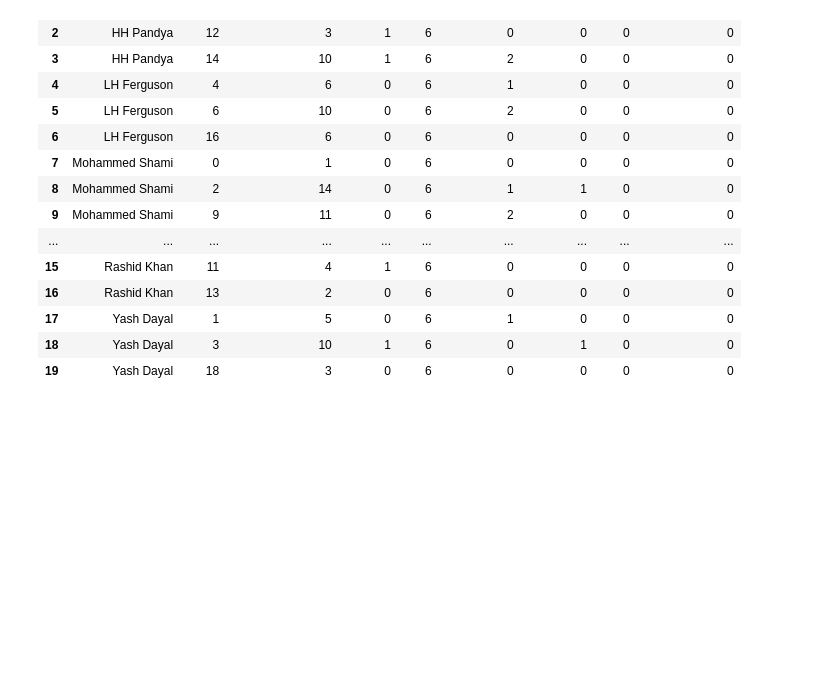
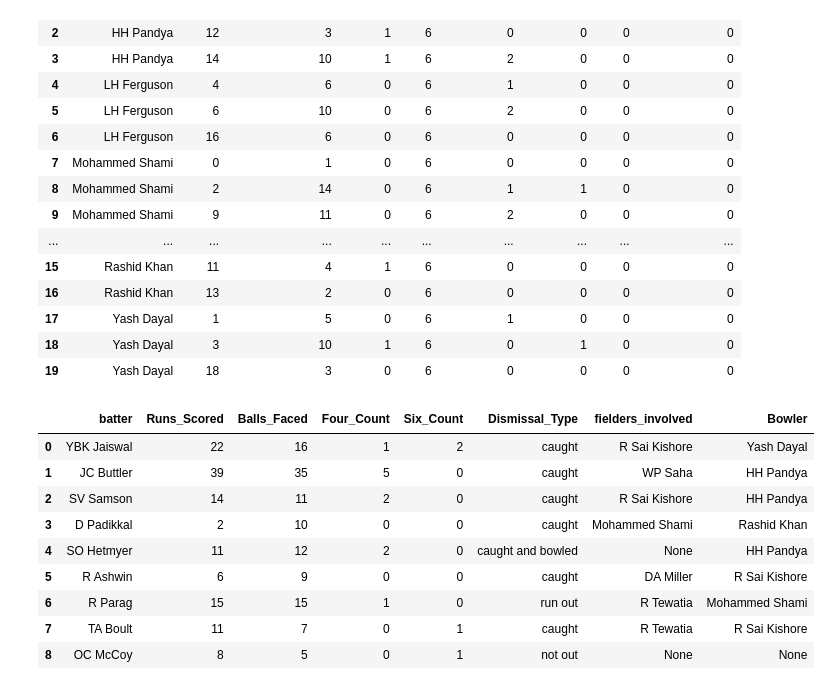
Before and after one commit to anubrotoGhose/IPL-Stats-Access, a Jupyter notebook: table_creator_3.ipynb, the cells around one changed output. Drawn from its saved outputs; the diff is of its cells as text; code cells hidden in the pictures; blank space fills up the shorter version.

```diff
--- a/table_creator_3.ipynb
+++ b/table_creator_3.ipynb
@@ -273,3 +274,50 @@ bowling_scorecard
 | 17 | Yash Dayal | 1 | 5 | 0 | 6 | 1 | 0 | 0 | 0 |
 | 18 | Yash Dayal | 3 | 10 | 1 | 6 | 0 | 1 | 0 | 0 |
 | 19 | Yash Dayal | 18 | 3 | 0 | 6 | 0 | 0 | 0 | 0 |
+# %%
+import sqlite3
+import pandas as pd
+
+def fetch_batting_scorecard(ID, innings, batters_list):
+    conn = sqlite3.connect('./ipl_database.db')
+
+    # Fetch batting data
+    batting_query = f'''
+    SELECT batter, SUM(batsman_run) AS Runs_Scored, COUNT(*) AS Balls_Faced,
+           SUM(CASE WHEN batsman_run = 4 THEN 1 ELSE 0 END) AS Four_Count,
+           SUM(CASE WHEN batsman_run = 6 THEN 1 ELSE 0 END) AS Six_Count,
+           SUM(CASE WHEN player_out != 'not out' THEN 1 ELSE 0 END) AS Out,
+           CASE WHEN MAX(isWicketDelivery) = 1 THEN MAX(kind) ELSE 'not out' END AS Dismissal_Type,
+           MAX(fielders_involved) AS fielders_involved,
+           MAX(CASE WHEN player_out != 'not out' THEN bowler ELSE NULL END) AS Bowler
+    FROM ipl_ball_by_ball
+    WHERE ID = ? AND innings = ?
+    GROUP BY batter
+    ORDER BY MIN(overs), MIN(ballnumber);  -- Order by batting position
+    '''
+    batting_data = pd.read_sql_query(batting_query, conn, params=(ID, innings))
+
+    conn.close()
+
+    # Reorder the rows based on the provided list of batters
+    batting_data = batting_data.set_index('batter').loc[batters_list].reset_index()
+    return batting_data
+
+# Example usage:
+ID = 1312200
+innings = 1
+batters_list = data_manipulation.get_batting_positions_id_innings(ID, innings)
+
+batting_scorecard = fetch_batting_scorecard(ID, innings, batters_list)
+batting_scorecard.drop(columns=['Out'])
+# %% [output]
+|  | batter | Runs_Scored | Balls_Faced | Four_Count | Six_Count | Dismissal_Type | fielders_involved | Bowler |
+| 0 | YBK Jaiswal | 22 | 16 | 1 | 2 | caught | R Sai Kishore | Yash Dayal |
+| 1 | JC Buttler | 39 | 35 | 5 | 0 | caught | WP Saha | HH Pandya |
+| 2 | SV Samson | 14 | 11 | 2 | 0 | caught | R Sai Kishore | HH Pandya |
+| 3 | D Padikkal | 2 | 10 | 0 | 0 | caught | Mohammed Shami | Rashid Khan |
+| 4 | SO Hetmyer | 11 | 12 | 2 | 0 | caught and bowled | None | HH Pandya |
+| 5 | R Ashwin | 6 | 9 | 0 | 0 | caught | DA Miller | R Sai Kishore |
+| 6 | R Parag | 15 | 15 | 1 | 0 | run out | R Tewatia | Mohammed Shami |
+| 7 | TA Boult | 11 | 7 | 0 | 1 | caught | R Tewatia | R Sai Kishore |
+| 8 | OC McCoy | 8 | 5 | 0 | 1 | not out | None | None |
```
Also changed, not shown: parts of 5 cells of this notebook, 8 other files.
